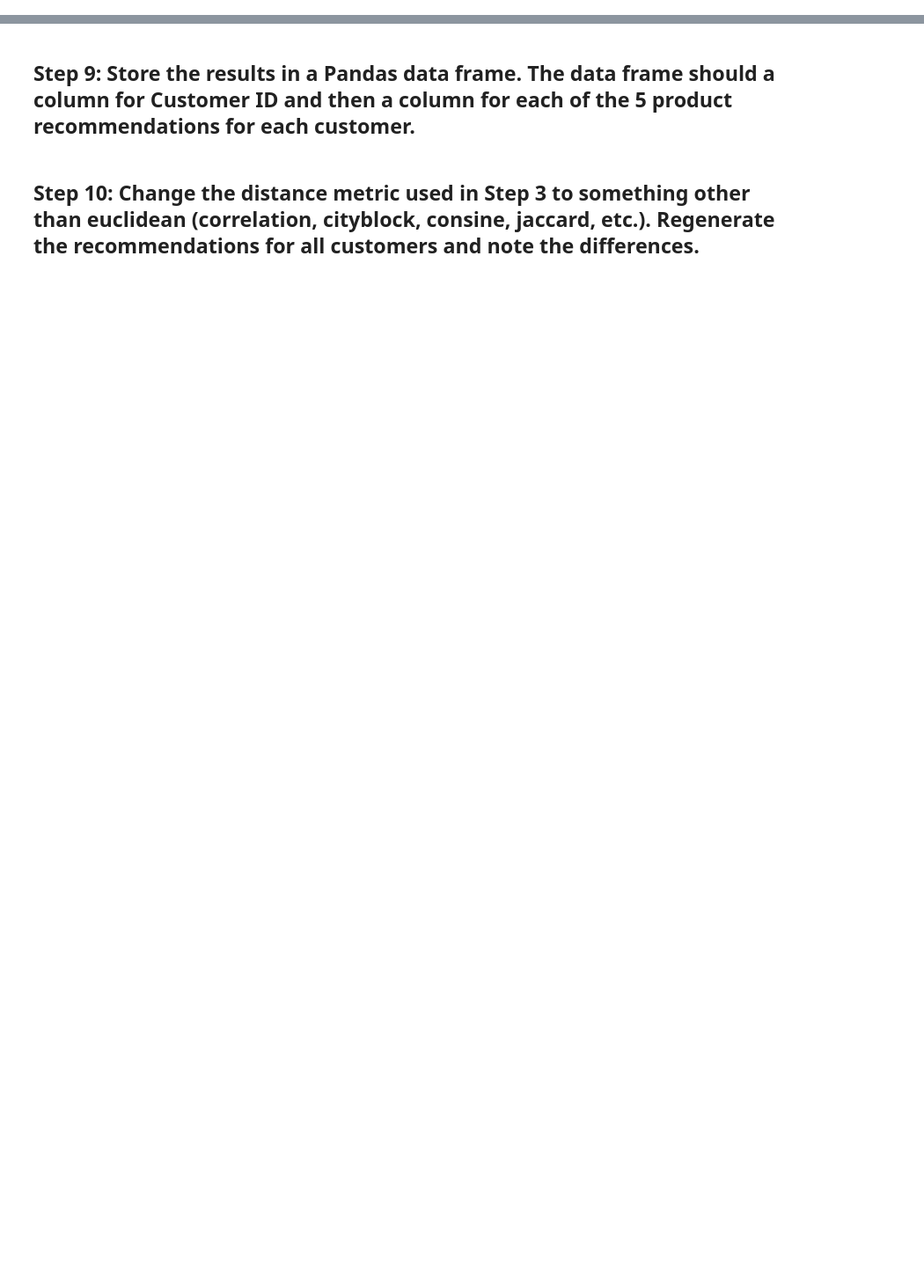
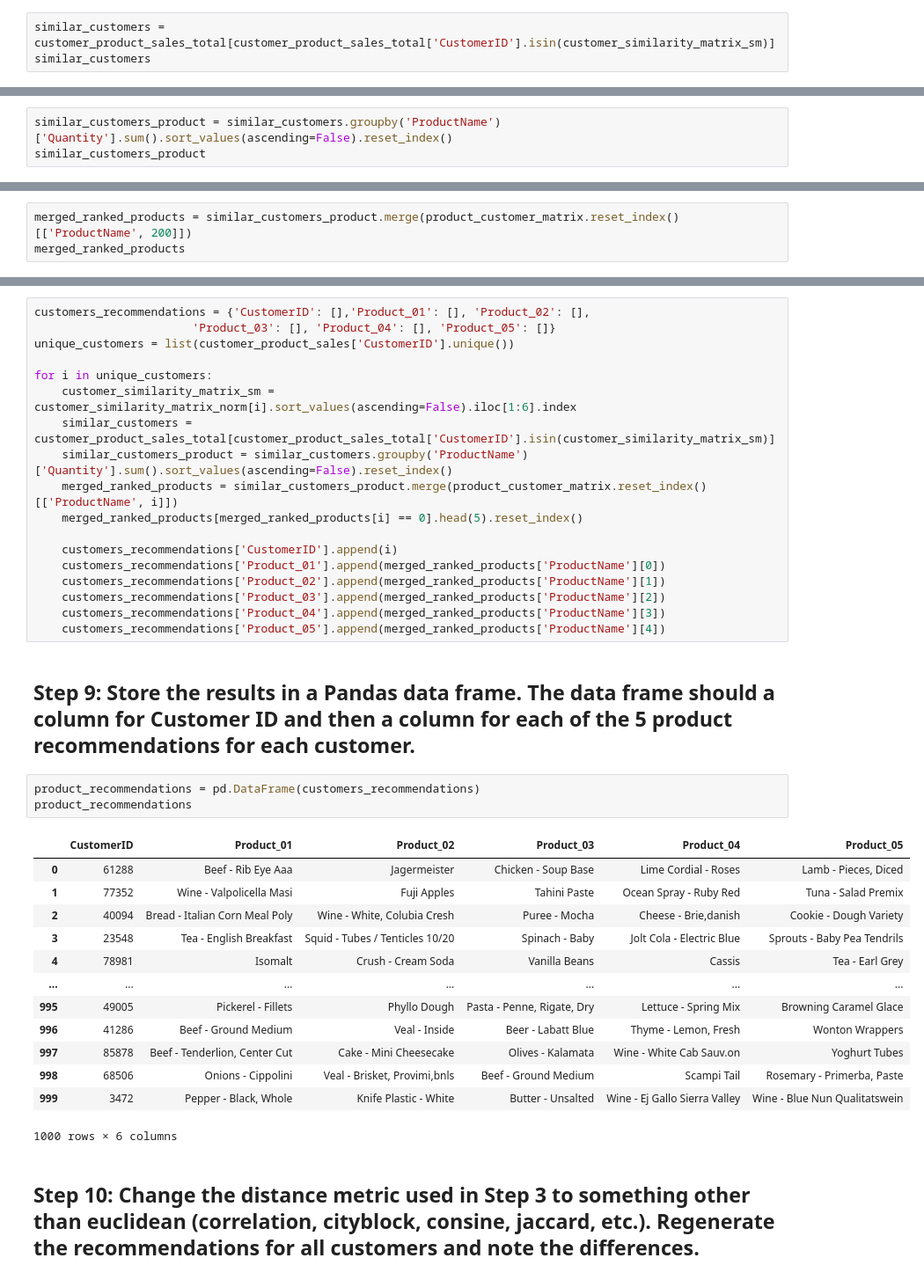
Before and after one commit to MargaMontV/dataptmad0223_labs, a Jupyter notebook: extra-work/m2/lab-intro-recommender-systems/your-code/main.ipynb, the cells around one changed output, grey strips where cells are left out. Shown at 88% size. Cells and saved outputs as stored; diff of their text form; blank space fills up the shorter version.

```diff
--- a/extra-work/m2/lab-intro-recommender-systems/your-code/main.ipynb
+++ b/extra-work/m2/lab-intro-recommender-systems/your-code/main.ipynb
@@ -152,2 +146,5 @@ Name: 200, dtype: float64
 # %% [markdown]
 ## Step 5: From the data frame you created in Step 1, select the records for the list of similar CustomerIDs you obtained in Step 4.
+# %%
+similar_customers = customer_product_sales_total[customer_product_sales_total['CustomerID'].isin(customer_similarity_matrix_sm)]
+similar_customers
@@ -155,3 +166,6 @@ Name: 200, dtype: float64
 ## Step 6: Aggregate those customer purchase records by ProductName, sum the Quantity field, and then rank them in descending order by quantity.
 
 This will give you the total number of each product purchased by the 5 most similar customers to the customer you selected in order from most purchased to least.
+# %%
+similar_customers_product = similar_customers.groupby('ProductName')['Quantity'].sum().sort_values(ascending=False).reset_index()
+similar_customers_product
@@ -161,3 +189,6 @@ This will give you the total number of each product purchased by the 5 most simi
 - Merge the ranked products data frame with the customer product matrix on the ProductName field.
 - Filter for records where the chosen customer has not purchased the product.
 - Show the top 5 results.
+# %%
+merged_ranked_products = similar_customers_product.merge(product_customer_matrix.reset_index()[['ProductName', 200]])
+merged_ranked_products
@@ -167,7 +221,42 @@ This will give you the total number of each product purchased by the 5 most simi
 - Create an empty dictionary that will hold the recommendations for all customers.
 - Create a list of unique CustomerIDs to iterate over.
 - Iterate over the customer list performing steps 4 through 7 for each and appending the results of each iteration to the dictionary you created.
+# %%
+customers_recommendations = {'CustomerID': [],'Product_01': [], 'Product_02': [],
+                       'Product_03': [], 'Product_04': [], 'Product_05': []}
+unique_customers = list(customer_product_sales['CustomerID'].unique())
+
+for i in unique_customers:
+    customer_similarity_matrix_sm = customer_similarity_matrix_norm[i].sort_values(ascending=False).iloc[1:6].index
+    similar_customers = customer_product_sales_total[customer_product_sales_total['CustomerID'].isin(customer_similarity_matrix_sm)]
+    similar_customers_product = similar_customers.groupby('ProductName')['Quantity'].sum().sort_values(ascending=False).reset_index()
+    merged_ranked_products = similar_customers_product.merge(product_customer_matrix.reset_index()[['ProductName', i]])
+    merged_ranked_products[merged_ranked_products[i] == 0].head(5).reset_index()
+
+    customers_recommendations['CustomerID'].append(i)
+    customers_recommendations['Product_01'].append(merged_ranked_products['ProductName'][0])
+    customers_recommendations['Product_02'].append(merged_ranked_products['ProductName'][1])
+    customers_recommendations['Product_03'].append(merged_ranked_products['ProductName'][2])
+    customers_recommendations['Product_04'].append(merged_ranked_products['ProductName'][3])
+    customers_recommendations['Product_05'].append(merged_ranked_products['ProductName'][4])
 # %% [markdown]
 ##  Step 9: Store the results in a Pandas data frame. The data frame should a column for Customer ID and then a column for each of the 5 product recommendations for each customer.
+# %%
+product_recommendations = pd.DataFrame(customers_recommendations)
+product_recommendations
+# %% [output]
+|  | CustomerID | Product_01 | Product_02 | Product_03 | Product_04 | Product_05 |
+| 0 | 61288 | Beef - Rib Eye Aaa | Jagermeister | Chicken - Soup Base | Lime Cordial - Roses | Lamb - Pieces, Diced |
+| 1 | 77352 | Wine - Valpolicella Masi | Fuji Apples | Tahini Paste | Ocean Spray - Ruby Red | Tuna - Salad Premix |
+| 2 | 40094 | Bread - Italian Corn Meal Poly | Wine - White, Colubia Cresh | Puree - Mocha | Cheese - Brie,danish | Cookie - Dough Variety |
+| 3 | 23548 | Tea - English Breakfast | Squid - Tubes / Tenticles 10/20 | Spinach - Baby | Jolt Cola - Electric Blue | Sprouts - Baby Pea Tendrils |
+| 4 | 78981 | Isomalt | Crush - Cream Soda | Vanilla Beans | Cassis | Tea - Earl Grey |
+| ... | ... | ... | ... | ... | ... | ... |
+| 995 | 49005 | Pickerel - Fillets | Phyllo Dough | Pasta - Penne, Rigate, Dry | Lettuce - Spring Mix | Browning Caramel Glace |
+| 996 | 41286 | Beef - Ground Medium | Veal - Inside | Beer - Labatt Blue | Thyme - Lemon, Fresh | Wonton Wrappers |
+| 997 | 85878 | Beef - Tenderlion, Center Cut | Cake - Mini Cheesecake | Olives - Kalamata | Wine - White Cab Sauv.on | Yoghurt Tubes |
+| 998 | 68506 | Onions - Cippolini | Veal - Brisket, Provimi,bnls | Beef - Ground Medium | Scampi Tail | Rosemary - Primerba, Paste |
+| 999 | 3472 | Pepper - Black, Whole | Knife Plastic - White | Butter - Unsalted | Wine - Ej Gallo Sierra Valley | Wine - Blue Nun Qualitatswein |
+1000 rows × 6 columns
 # %% [markdown]
 ## Step 10: Change the distance metric used in Step 3 to something other than euclidean (correlation, cityblock, consine, jaccard, etc.). Regenerate the recommendations for all customers and note the differences.
```
Also changed, not shown: parts of 8 cells of this notebook.
